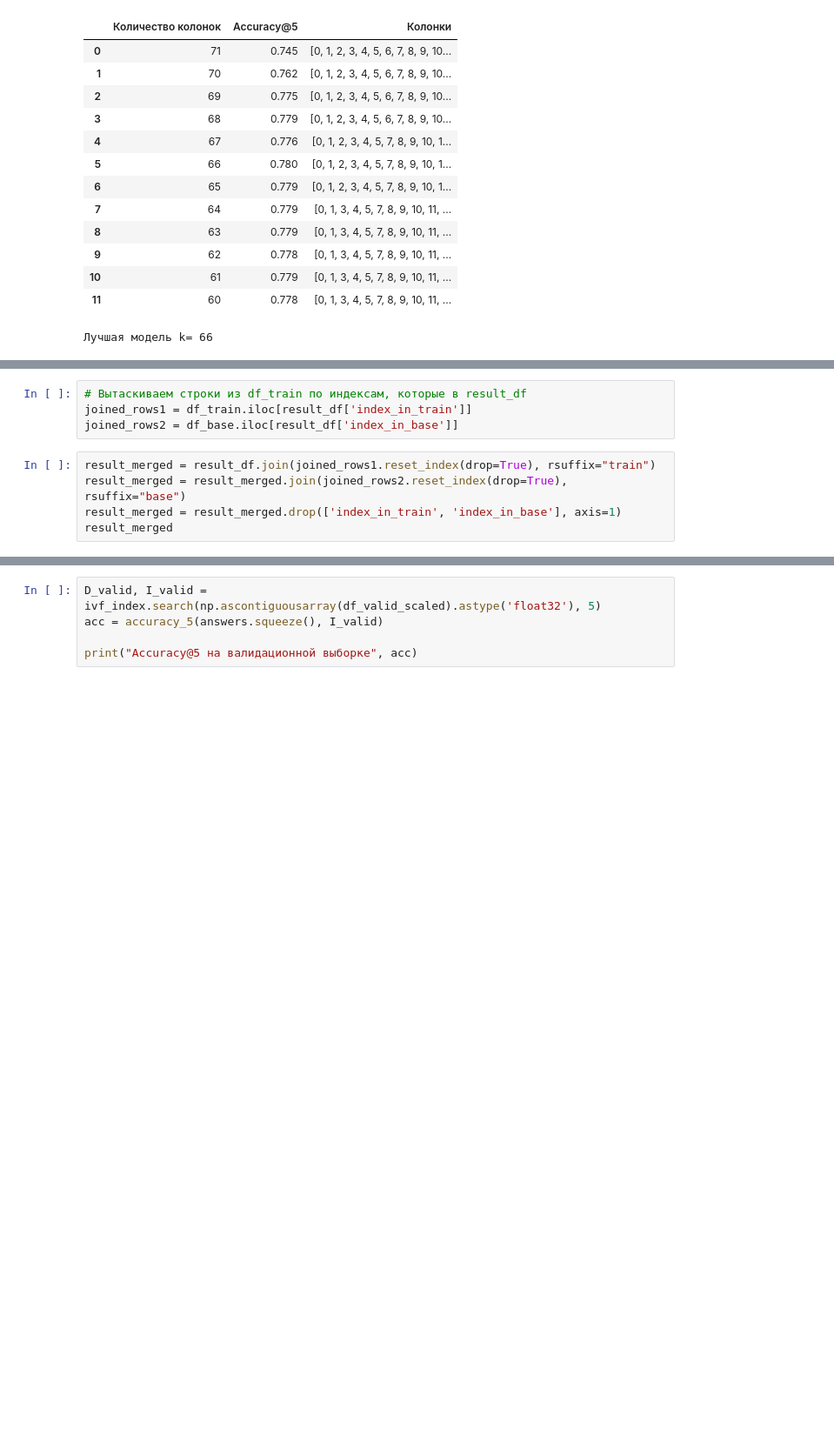
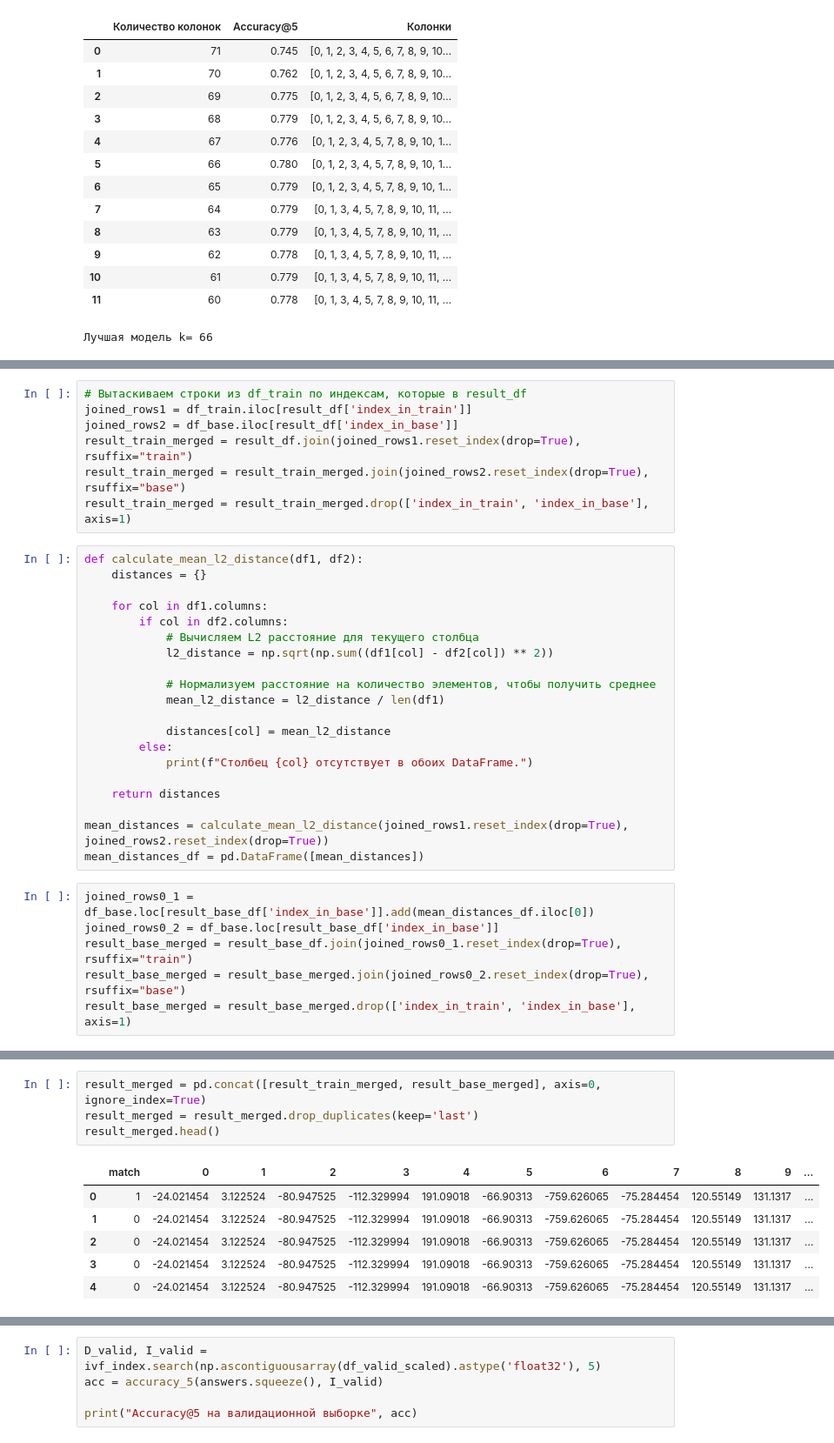
Before and after one commit to 9yx/matching, a Jupyter notebook: matching.ipynb, the cells around one changed output, grey strips where cells are left out. Shown at 87% size. Drawn from its saved outputs; the diff is of its cells as text; blank space fills up the shorter version.

```diff
--- a/matching.ipynb
+++ b/matching.ipynb
@@ -480,8 +475,32 @@ result_df
 # Вытаскиваем строки из df_train по индексам, которые в result_df
 joined_rows1 = df_train.iloc[result_df['index_in_train']]
 joined_rows2 = df_base.iloc[result_df['index_in_base']]
+result_train_merged = result_df.join(joined_rows1.reset_index(drop=True), rsuffix="train")
+result_train_merged = result_train_merged.join(joined_rows2.reset_index(drop=True), rsuffix="base")
+result_train_merged = result_train_merged.drop(['index_in_train', 'index_in_base'], axis=1)
+# %%
+def calculate_mean_l2_distance(df1, df2):
+    distances = {}
+
+    for col in df1.columns:
+        if col in df2.columns:
+            # Вычисляем L2 расстояние для текущего столбца
+            l2_distance = np.sqrt(np.sum((df1[col] - df2[col]) ** 2))
+
+            # Нормализуем расстояние на количество элементов, чтобы получить среднее
+            mean_l2_distance = l2_distance / len(df1)
+
+            distances[col] = mean_l2_distance
+        else:
+            print(f"Столбец {col} отсутствует в обоих DataFrame.")
+
+    return distances
+
+mean_distances = calculate_mean_l2_distance(joined_rows1.reset_index(drop=True), joined_rows2.reset_index(drop=True))
+mean_distances_df = pd.DataFrame([mean_distances])
 # %%
-result_merged = result_df.join(joined_rows1.reset_index(drop=True), rsuffix="train")
-result_merged = result_merged.join(joined_rows2.reset_index(drop=True), rsuffix="base")
-result_merged = result_merged.drop(['index_in_train', 'index_in_base'], axis=1)
-result_merged
+joined_rows0_1 = df_base.loc[result_base_df['index_in_base']].add(mean_distances_df.iloc[0])
+joined_rows0_2 = df_base.loc[result_base_df['index_in_base']]
+result_base_merged = result_base_df.join(joined_rows0_1.reset_index(drop=True), rsuffix="train")
+result_base_merged = result_base_merged.join(joined_rows0_2.reset_index(drop=True), rsuffix="base")
+result_base_merged = result_base_merged.drop(['index_in_train', 'index_in_base'], axis=1)
@@ -502,3 +507,14 @@ result_merged
+# %%
+result_merged = pd.concat([result_train_merged, result_base_merged], axis=0, ignore_index=True)
+result_merged = result_merged.drop_duplicates(keep='last')
+result_merged.head()
+# %% [output]
+|  | match | 0 | 1 | 2 | 3 | 4 | 5 | 6 | 7 | 8 | 9 | ... |
+| 0 | 1 | -24.021454 | 3.122524 | -80.947525 | -112.329994 | 191.09018 | -66.90313 | -759.626065 | -75.284454 | 120.55149 | 131.1317 | ... |
+| 1 | 0 | -24.021454 | 3.122524 | -80.947525 | -112.329994 | 191.09018 | -66.90313 | -759.626065 | -75.284454 | 120.55149 | 131.1317 | ... |
+| 2 | 0 | -24.021454 | 3.122524 | -80.947525 | -112.329994 | 191.09018 | -66.90313 | -759.626065 | -75.284454 | 120.55149 | 131.1317 | ... |
+| 3 | 0 | -24.021454 | 3.122524 | -80.947525 | -112.329994 | 191.09018 | -66.90313 | -759.626065 | -75.284454 | 120.55149 | 131.1317 | ... |
+| 4 | 0 | -24.021454 | 3.122524 | -80.947525 | -112.329994 | 191.09018 | -66.90313 | -759.626065 | -75.284454 | 120.55149 | 131.1317 | ... |
 # %%
 RANDOM_STATE=42
 X = result_merged.drop('match', axis=1)  # Ваши признаки
```
Also changed, not shown: parts of 11 cells of this notebook.
